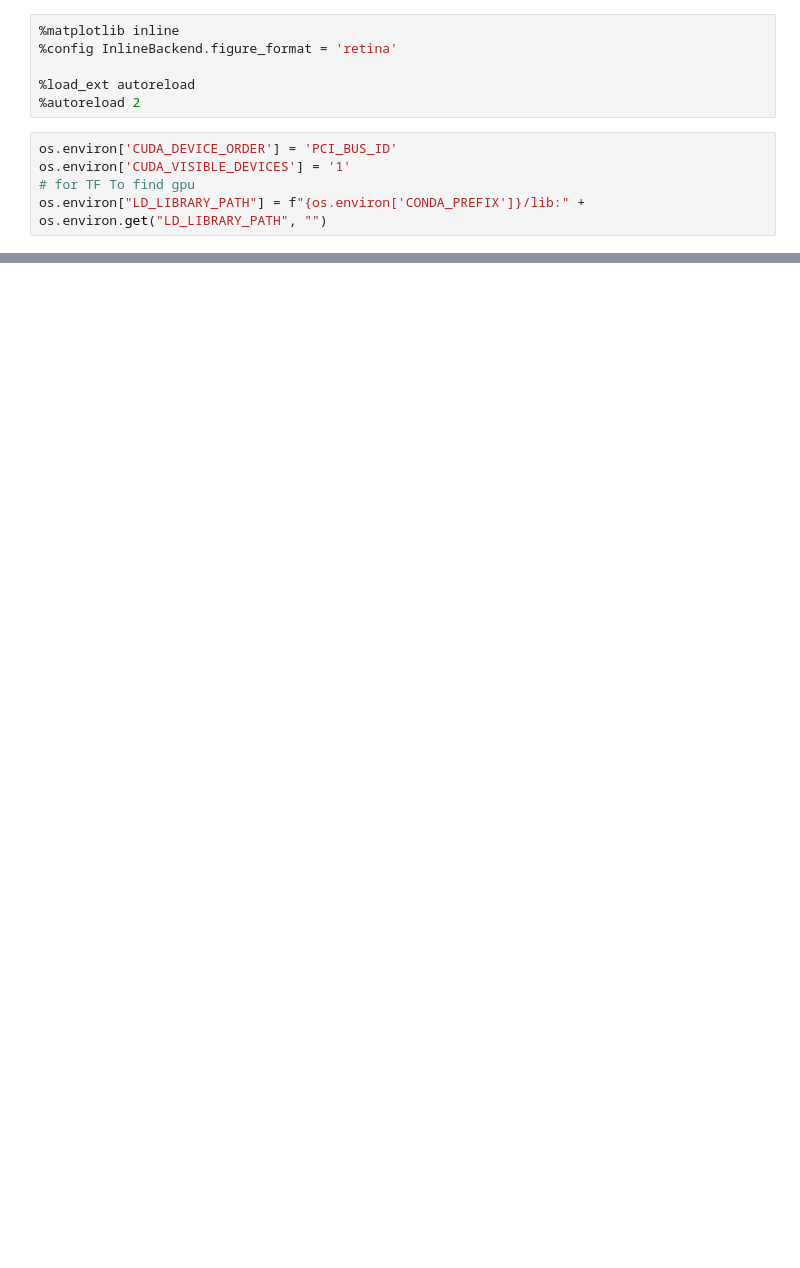
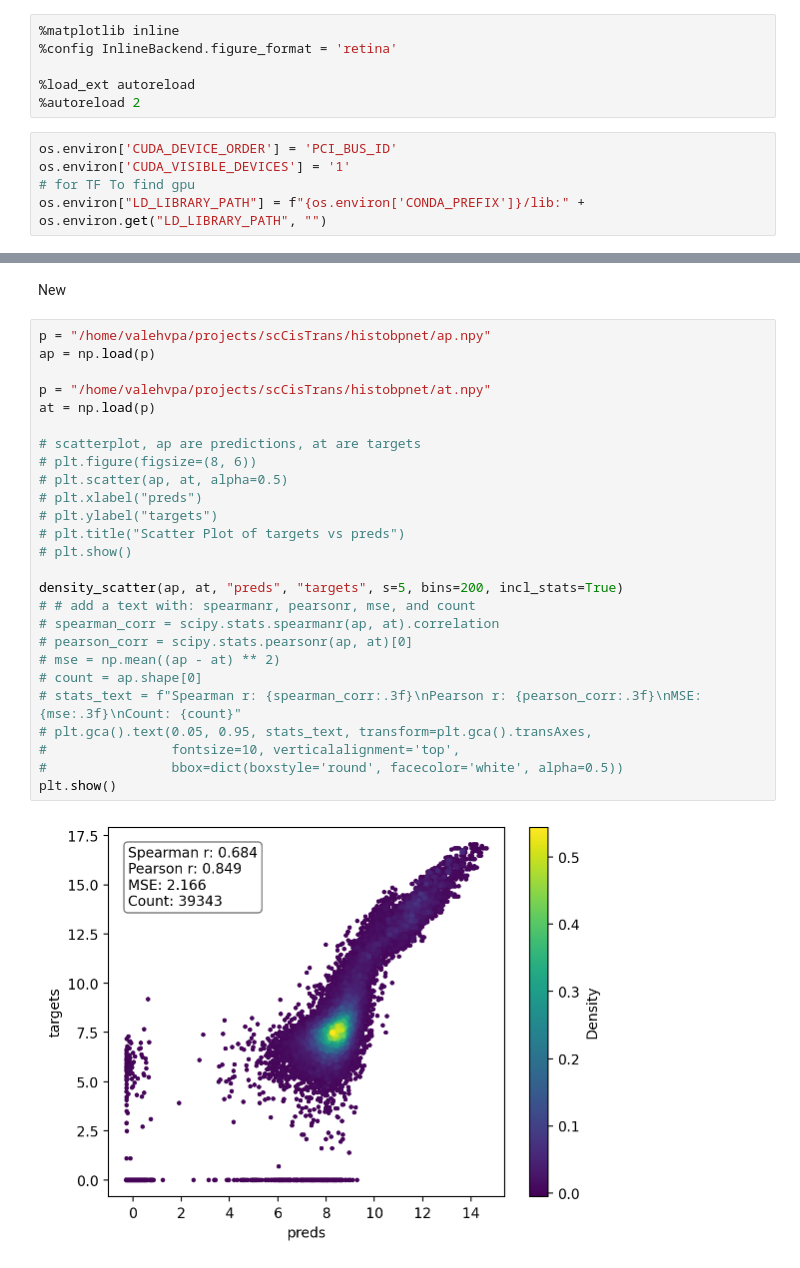
Before and after one commit to kundajelab/histobpnet, a Jupyter notebook: experiments/valeh/notebooks/12_5_2025.ipynb, the cells around one changed output, grey strips where cells are left out. Drawn from its saved outputs; the diff is of its cells as text; blank space fills up the shorter version.

```diff
--- a/experiments/valeh/notebooks/12_5_2025.ipynb
+++ b/experiments/valeh/notebooks/12_5_2025.ipynb
@@ -30,0 +146,30 @@ Seed set to 42
+# %% [markdown]
+New
+# %%
+p = "/home/valehvpa/projects/scCisTrans/histobpnet/ap.npy"
+ap = np.load(p)
+
+p = "/home/valehvpa/projects/scCisTrans/histobpnet/at.npy"
+at = np.load(p)
+
+# scatterplot, ap are predictions, at are targets
+# plt.figure(figsize=(8, 6))
+# plt.scatter(ap, at, alpha=0.5)
+# plt.xlabel("preds")
+# plt.ylabel("targets")
+# plt.title("Scatter Plot of targets vs preds")
+# plt.show()
+
+density_scatter(ap, at, "preds", "targets", s=5, bins=200, incl_stats=True)
+# # add a text with: spearmanr, pearsonr, mse, and count
+# spearman_corr = scipy.stats.spearmanr(ap, at).correlation
+# pearson_corr = scipy.stats.pearsonr(ap, at)[0]
+# mse = np.mean((ap - at) ** 2)
+# count = ap.shape[0]
+# stats_text = f"Spearman r: {spearman_corr:.3f}\nPearson r: {pearson_corr:.3f}\nMSE: {mse:.3f}\nCount: {count}"
+# plt.gca().text(0.05, 0.95, stats_text, transform=plt.gca().transAxes,
+#                fontsize=10, verticalalignment='top',
+#                bbox=dict(boxstyle='round', facecolor='white', alpha=0.5))
+plt.show()
+# %% [output]
+[figure, added]
```
Also changed, not shown: parts of 4 cells of this notebook, 8 other files.
